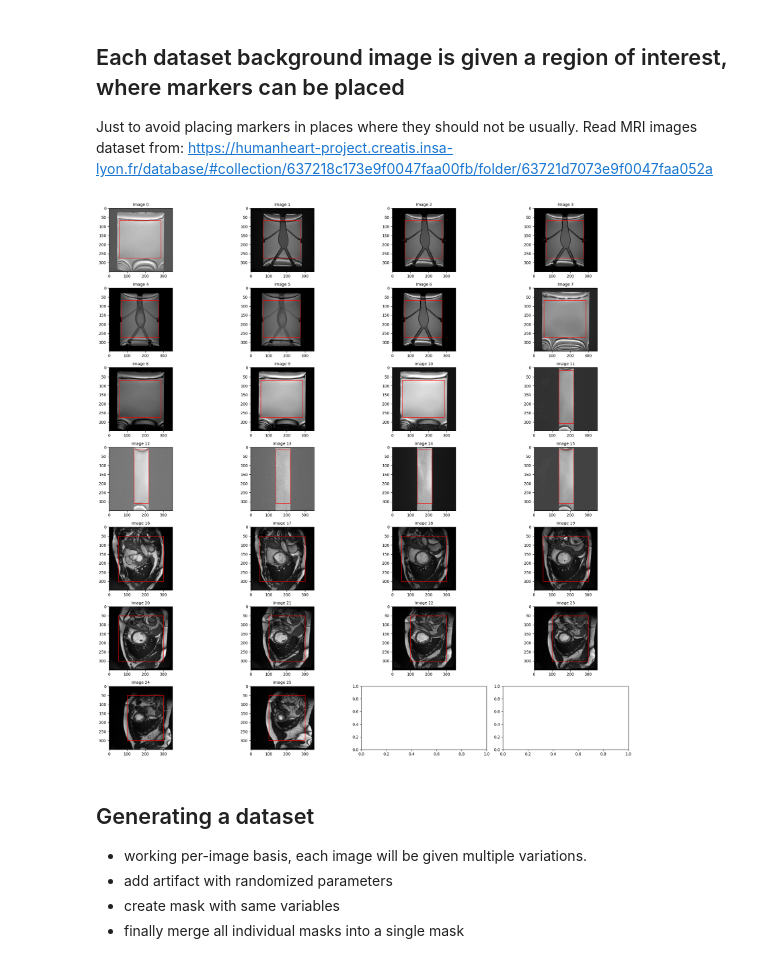
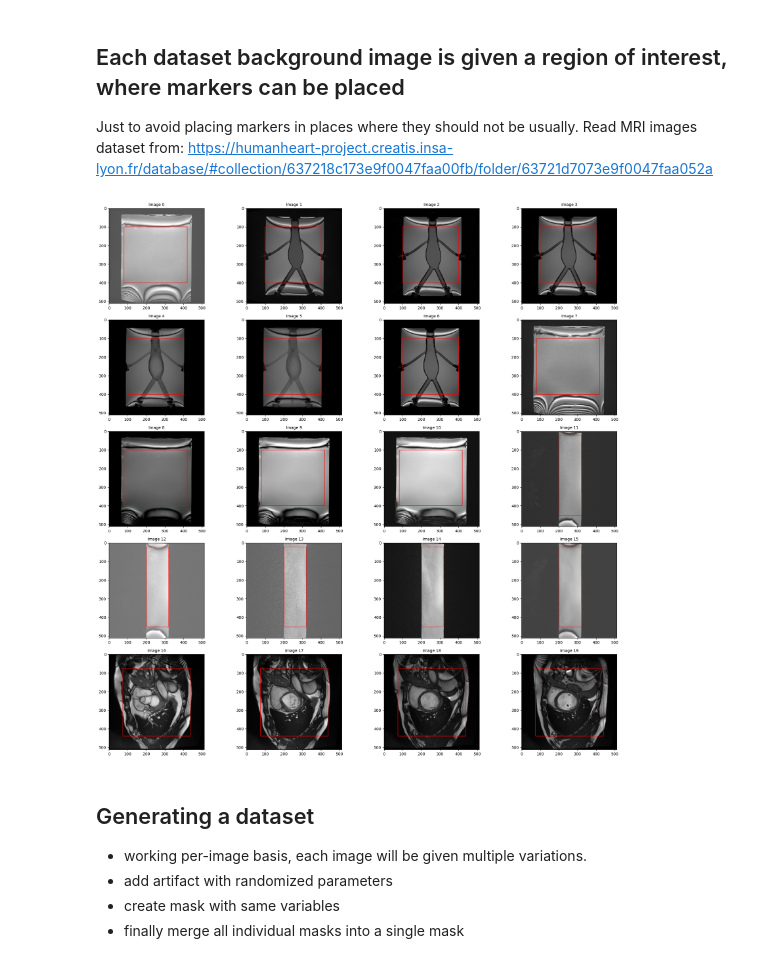
Before and after one commit to martinreinok/master-thesis, a Jupyter notebook: susceptibility-simulation/SusceptibilitySimulation.ipynb, the cells around one changed output. Drawn from its saved outputs; the diff is of its cells as text; code cells hidden in the pictures.

```diff
--- a/susceptibility-simulation/SusceptibilitySimulation.ipynb
+++ b/susceptibility-simulation/SusceptibilitySimulation.ipynb
@@ -296,11 +296,11 @@ the width ranges (pixels - from scaled 512px image): 7 - 13
 The simulated artifact, on 300x300px image has a width of 80 pixels.
 The superimpose function calculated the size of the artifact accordingly.
 # %%
-SQUARE_IMAGE_SIZE = (350, 350)
-ARTIFACT_SIZE_RANGE = [6, 10]  ## In pixels, width. @512 the artifact is 7 - 12 pixels
-ARTIFACT_CONTRAST_RANGE = [0.6, 0.9]  # Just visually desired result
-MINIMUM_DISTANCE_BETWEEN_MARKERS = 20  # pixels
-MARKERS_ON_IMAGE = [3, 8]  # Range of markers, randomly selected
+SQUARE_IMAGE_SIZE = (512, 512)
+ARTIFACT_SIZE_RANGE = [6, 12]  ## In pixels, width. @512 the artifact is 7 - 12 pixels
+ARTIFACT_CONTRAST_RANGE = [0.5, 0.85]  # Just visually desired result
+MINIMUM_DISTANCE_BETWEEN_MARKERS = 30  # pixels
+MARKERS_ON_IMAGE = [3, 7]  # Range of markers, randomly selected
 
 def get_uniform_contrast():
     return np.random.uniform(ARTIFACT_CONTRAST_RANGE[0], ARTIFACT_CONTRAST_RANGE[1])
@@ -331,41 +331,49 @@ import matplotlib.patches as patches
 
 DATASET_BACKGROUND_IMAGES = "background_dataset"
 # ROI = x1, y1, x2, y2
+multiplier = 512/350
+
+# These numbers are for image size 350. Adjust multiplier accordingly for different size image.
 ROI_WATER_LARGE = [55, 68, 287, 273]
 ROI_WATER_THIN = [137, 14, 219, 308]
 ROI_PHANTOM = [68, 68, 273, 273]
 HEART_REAL_1 = [50, 50, 300, 300]
 HEART_REAL_2 = [100, 50, 300, 300]
+
+ROI_WATER_LARGE = [int(number * multiplier) for number in ROI_WATER_LARGE]
+ROI_WATER_THIN = [int(number * multiplier) for number in ROI_WATER_THIN]
+ROI_PHANTOM = [int(number * multiplier) for number in ROI_PHANTOM]
+HEART_REAL_1 = [int(number * multiplier) for number in HEART_REAL_1]
+HEART_REAL_2 = [int(number * multiplier) for number in HEART_REAL_2]
+
 ROI = [ROI_WATER_LARGE, ROI_PHANTOM,               # 0-1
          ROI_PHANTOM, ROI_PHANTOM,                 # 2-3
          ROI_PHANTOM, ROI_PHANTOM,                 # 4-5
          ROI_PHANTOM, ROI_WATER_LARGE,             # 6-7
          ROI_WATER_LARGE, ROI_WATER_LARGE,         # 8-9
          ROI_WATER_LARGE, ROI_WATER_THIN,          # 10-11
          ROI_WATER_THIN, ROI_WATER_THIN,           # 12-13
          ROI_WATER_THIN, ROI_WATER_THIN,           # 14-15
          HEART_REAL_1, HEART_REAL_1, HEART_REAL_1, # 16-17-18
-         HEART_REAL_1, HEART_REAL_1, HEART_REAL_2, # 19-20-21
-         HEART_REAL_2, HEART_REAL_2, HEART_REAL_2, # 22-23-24
-         HEART_REAL_2, HEART_REAL_2]               # 25-26
+         HEART_REAL_1, HEART_REAL_1]               # 19-20
 
 background_dataset = sorted(os.listdir(DATASET_BACKGROUND_IMAGES), key=lambda x: int(x.split('.')[0]))
-fig, axs = plt.subplots(*(7, 4), figsize=(20, 20))
+fig, axs = plt.subplots(*(5, 4), figsize=(20, 20))
 for ID, image_file in enumerate(background_dataset):
     img_path = os.path.join(DATASET_BACKGROUND_IMAGES, image_file)
     row = ID // 4
     col = ID % 4
     with Image.open(img_path) as img:
         img = img.resize(SQUARE_IMAGE_SIZE)
         axs[row, col].imshow(img)
         rect = patches.Rectangle((ROI[ID][0], ROI[ID][1]), ROI[ID][2] - ROI[ID][0], ROI[ID][3] - ROI[ID][1],
                                  linewidth=1, edgecolor='r', facecolor='none')
         axs[row, col].add_patch(rect)
         axs[row, col].set_title(f"Image {ID}", fontsize=10)
 plt.tight_layout()
 plt.show()
 # %% [output]
-[figure, old version]
+[figure, new version]
 # %% [markdown]
 ## Generating a dataset
 - working per-image basis, each image will be given multiple variations.
```
Also changed, not shown: parts of 3 cells of this notebook, 12 other files.
